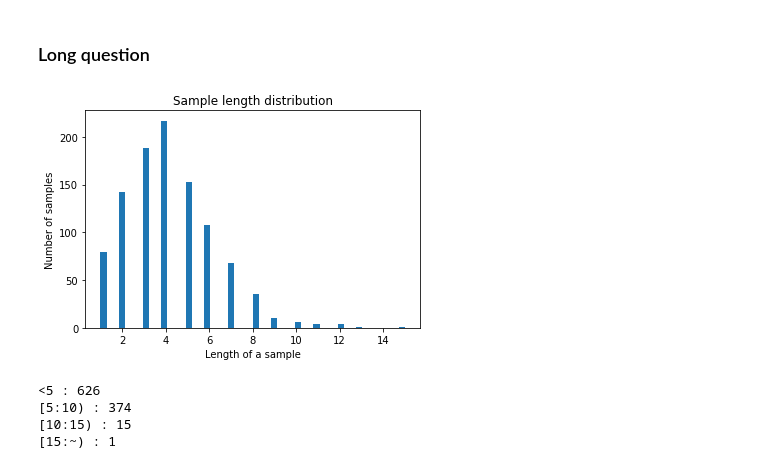
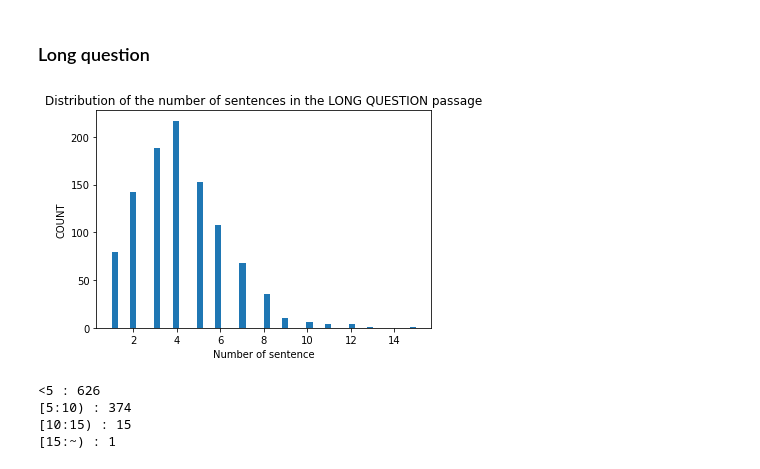
Before and after one commit to phuongha47/vinmec_pre, a Jupyter notebook: Preprocessing.ipynb, the cells around one changed output. Drawn from its saved outputs; the diff is of its cells as text; code cells hidden in the pictures.

```diff
--- a/Preprocessing.ipynb
+++ b/Preprocessing.ipynb
@@ -121,13 +123,13 @@ for key in thisdict:
 # %%
 import matplotlib.pyplot as plt
 
 plt.hist([len(sent_tokenize(s)) for s in df_train['long_question']], 50)
-plt.xlabel('Length of a sample')
-plt.ylabel('Number of samples')
-plt.title('Sample length distribution')
+plt.xlabel('Number of sentence')
+plt.ylabel('COUNT')
+plt.title('Distribution of the number of sentences in the LONG QUESTION passage')
 plt.show()
 # %% [output]
-[figure, old version]
+[figure, new version]
 # %%
 sen5 = sen10 = sen15 = sen20 = 0
 for text in df_train['long_question']:
```
Also changed, not shown: parts of 13 cells of this notebook.
